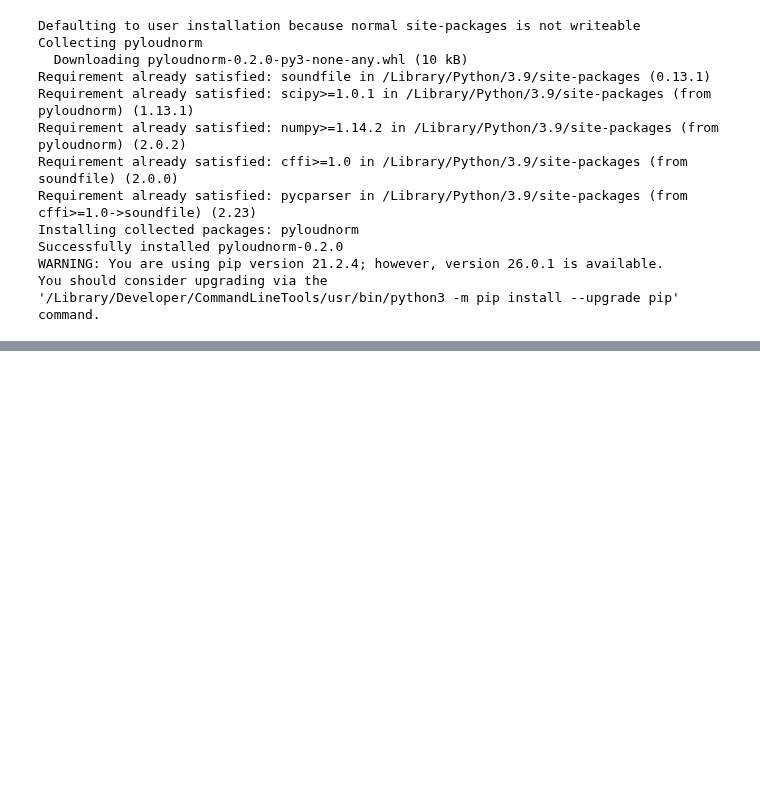
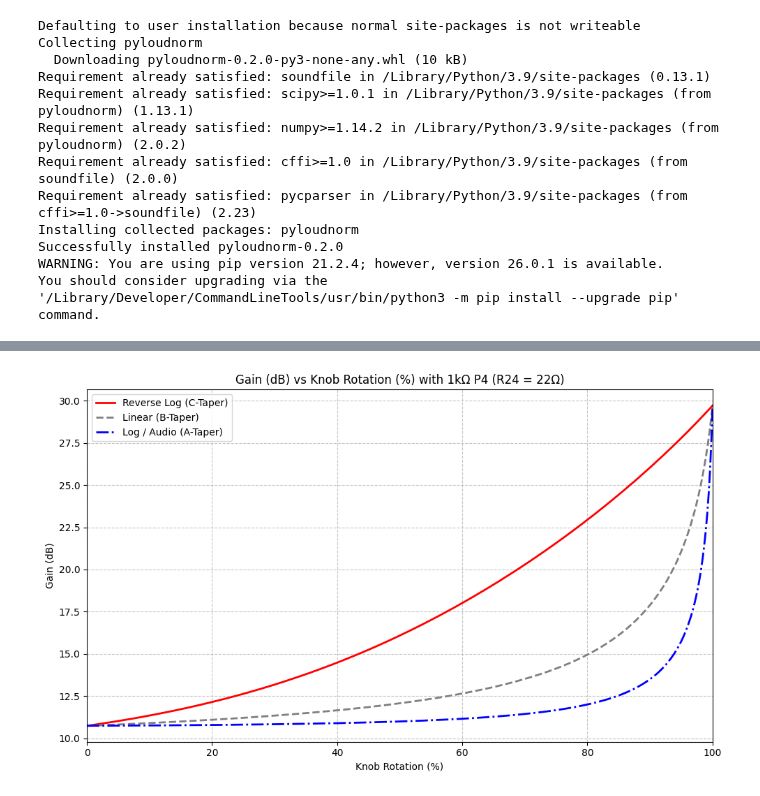
Before and after one commit to electrucio/electrucio_updates, a Jupyter notebook: guitar_preamplifier/scripts/spicelib_experiments.ipynb, the cells around one changed output, grey strips where cells are left out. Drawn from its saved outputs; the diff is of its cells as text; code cells hidden in the pictures; blank space fills up the shorter version.

```diff
--- a/guitar_preamplifier/scripts/spicelib_experiments.ipynb
+++ b/guitar_preamplifier/scripts/spicelib_experiments.ipynb
@@ -601,2 +609,63 @@ Generated: preamp_d0.5_b0_t0_v0.4_plot.png
 
 All plots generated successfully!
+# %%
+import numpy as np
+import matplotlib.pyplot as plt
+
+# --- Schematic Values ---
+R7 = 610
+R8 = 330
+R24 = 22
+P4_max = 1000
+
+# --- Taper Functions (0 to 1 normalized) ---
+def taper_B(x):
+    return x # Linear (B-Taper)
+
+def taper_A(x):
+    # Log / Audio (A-Taper): Approximating a standard 15% resistance at 50% rotation
+    a = 31.6
+    return (a**x - 1) / (a - 1)
+
+def taper_C(x):
+    # Reverse Log (C-Taper): The inverse curve of the A-Taper
+    return 1 - taper_A(1 - x)
+
+# --- Calculations ---
+# Array of knob rotation from 0 to 1 (0% to 100%)
+rot = np.linspace(0, 1, 500)
+
+# Pot is wired so 0% rotation = maximum resistance (lowest gain)
+P4_val_B = P4_max * (1 - taper_B(rot))
+P4_val_A = P4_max * (1 - taper_A(rot))
+P4_val_C = P4_max * (1 - taper_C(rot))
+
+def calc_gain_db(P4_val):
+    # Calculate parallel resistance: R8 || (R24 + P4)
+    R_parallel = (R8 * (R24 + P4_val)) / (R8 + R24 + P4_val)
+    # Calculate linear gain then convert to dB
+    gain_linear = 1 + (R7 / R_parallel)
+    return 20 * np.log10(gain_linear)
+
+gain_db_B = calc_gain_db(P4_val_B)
+gain_db_A = calc_gain_db(P4_val_A)
+gain_db_C = calc_gain_db(P4_val_C)
+
+# --- Plotting ---
+plt.figure(figsize=(10, 6))
+
+plt.plot(rot * 100, gain_db_C, color='red', linewidth=2, label='Reverse Log (C-Taper)')
+plt.plot(rot * 100, gain_db_B, color='gray', linestyle='--', linewidth=2, label='Linear (B-Taper)')
+plt.plot(rot * 100, gain_db_A, color='blue', linestyle='-.', linewidth=2, label='Log / Audio (A-Taper)')
+
+plt.title('Gain (dB) vs Knob Rotation (%) with 1kΩ P4 (R24 = 22Ω)')
+plt.xlabel('Knob Rotation (%)')
+plt.ylabel('Gain (dB)')
+plt.xlim(0, 100)
+plt.grid(True, linestyle='--', alpha=0.7)
+plt.legend(loc='upper left')
+
+plt.tight_layout()
+plt.show()
+# %% [output]
+[figure, added]
```
Also changed, not shown: parts of 3 cells of this notebook, 1 other file.
